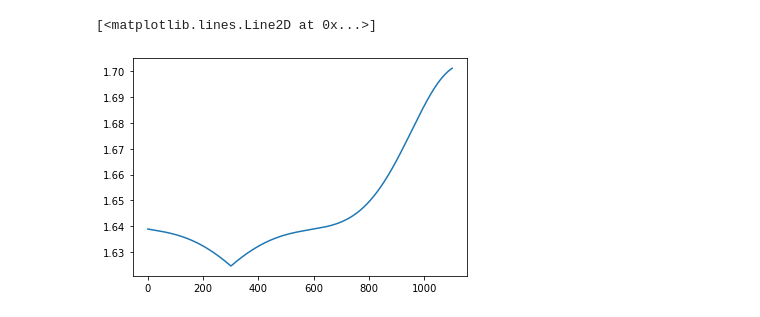
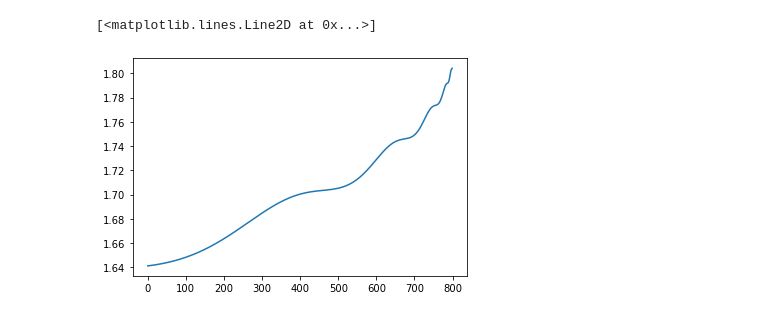
Before and after one commit to niveshigovind/LPPLS, a Jupyter notebook: nb.ipynb, the cells around one changed output. Saved outputs shown, nothing was run; the diff lists cells and outputs as text; code cells hidden in the pictures.

```diff
--- a/nb.ipynb
+++ b/nb.ipynb
@@ -225,15 +247,15 @@ log_price = np.log(price)
 # %%
 beta = 0.44
 omega = 6.5
 C1 = - 0.0001
 C2 = 0.0005
 A = 1.8259
 B = - 0.0094
-tc = 1194
+tc = 805
 log_price = LPPL(t=np.arange(800), A=A, B=B, C1=C1, C2=C2, beta=beta, omega=omega, tc=tc)
-log_price = np.append(log_price[300::-1],log_price)
+#log_price = np.append(log_price[300::-1],log_price)
 plt.plot(log_price)
 # %% [output]
 [<matplotlib.lines.Line2D at 0x...>]
-[figure, old version]
+[figure, new version]
 # %%
```
Also changed, not shown: parts of 21 cells of this notebook.
